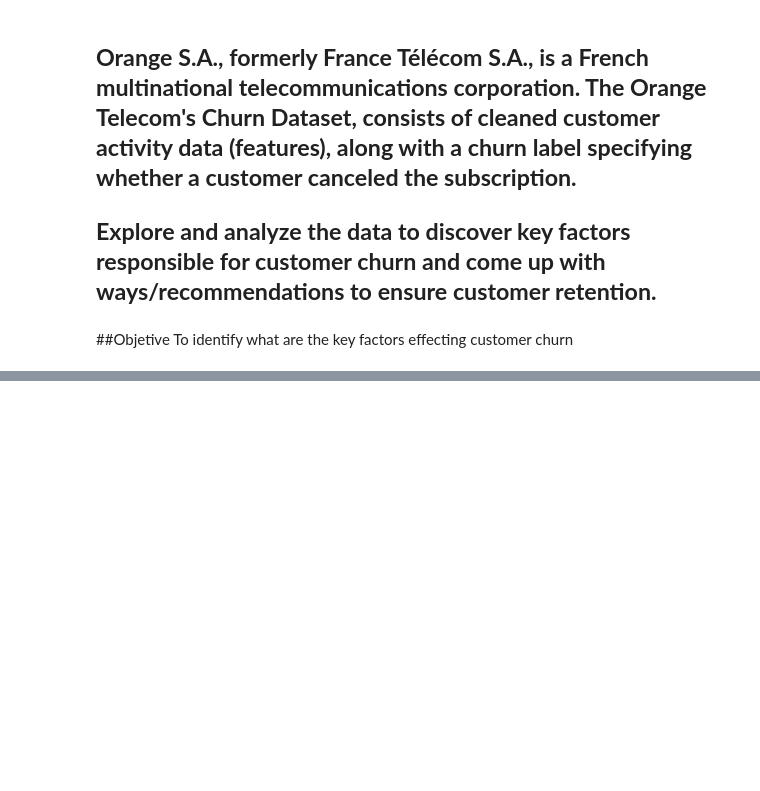
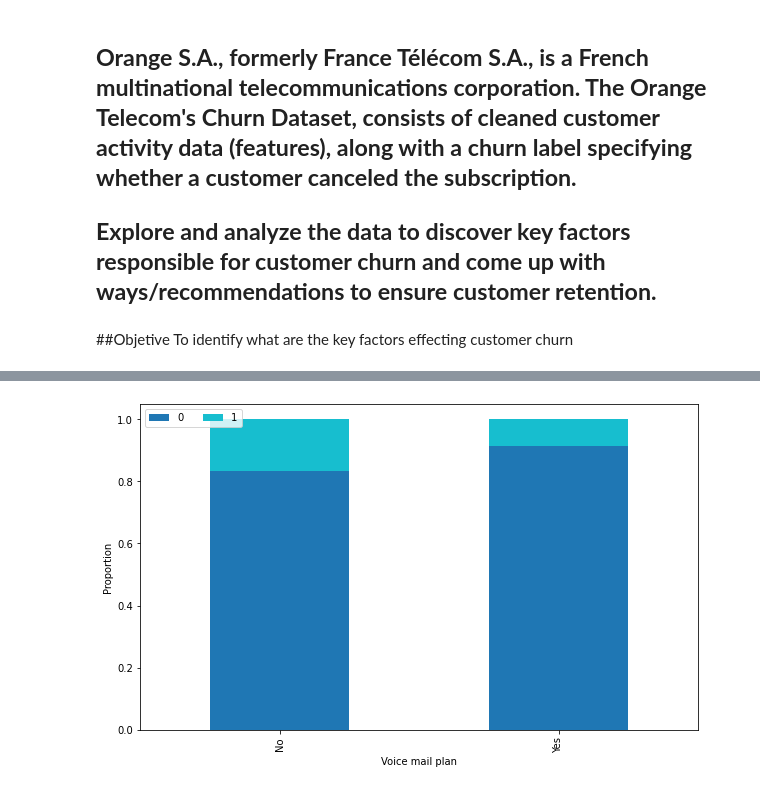
Before and after one commit to Aishani1234/Telecom-churn-data-analysis, a Jupyter notebook: Aishani_B_Roy_Telecom_Churn_Analysis_Capstone_Project.ipynb, the cells around one changed output, grey strips where cells are left out. Saved outputs shown, nothing was run; the diff lists cells and outputs as text; code cells hidden in the pictures; blank space fills up the shorter version.

```diff
--- a/Aishani_B_Roy_Telecom_Churn_Analysis_Capstone_Project.ipynb
+++ b/Aishani_B_Roy_Telecom_Churn_Analysis_Capstone_Project.ipynb
@@ -9,0 +183,12 @@ To identify what are the key factors effecting customer churn
+# %%
+vmpln_churn_df.plot(kind='bar',
+                    stacked=True,
+                    colormap='tab10',
+                    figsize=(10, 6))
+
+plt.legend(loc="upper left", ncol=2)
+plt.xlabel("Voice mail plan")
+plt.ylabel("Proportion")
+plt.show()
+# %% [output]
+[figure, added]
```
Also changed, not shown: parts of 24 cells of this notebook.
